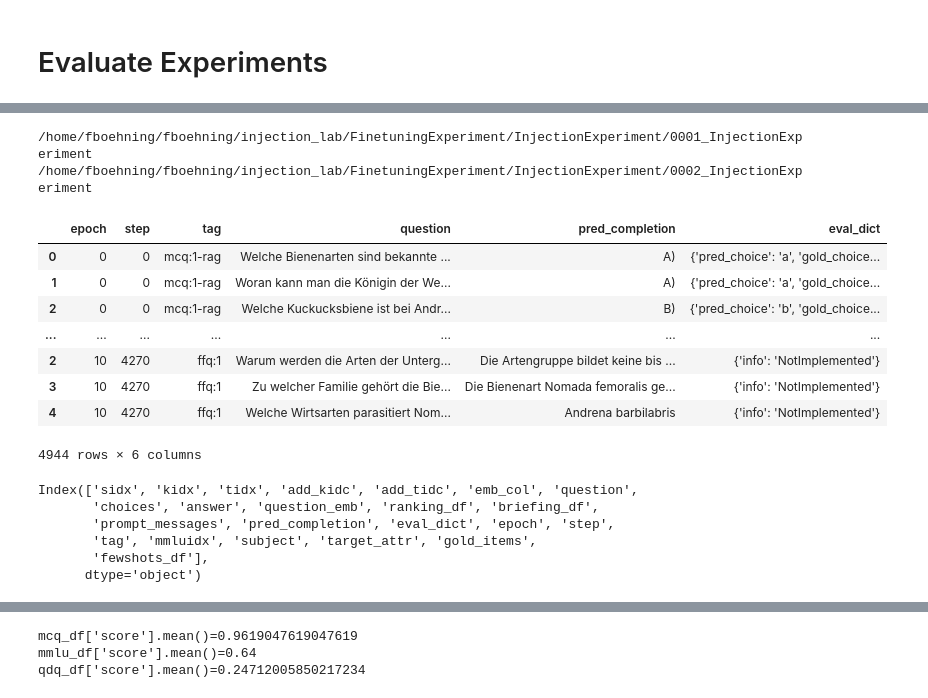
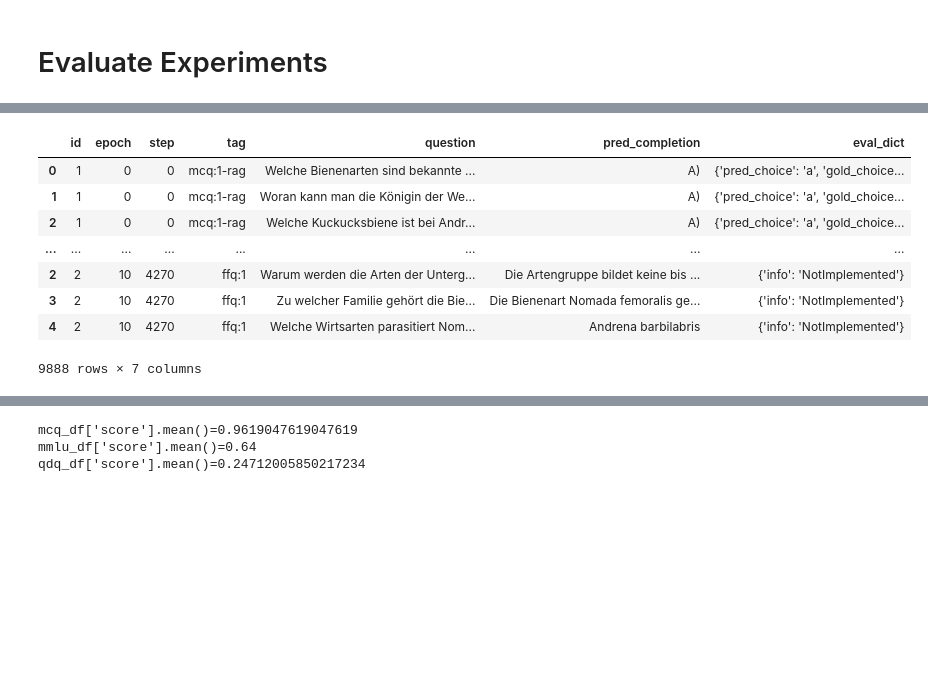
Before and after one commit to fee1ix/beesup_injection_lab, a Jupyter notebook: injection_notebook.ipynb, the cells around one changed output, grey strips where cells are left out. Drawn from its saved outputs; the diff is of its cells as text; code cells hidden in the pictures; blank space fills up the shorter version.

```diff
--- a/injection_notebook.ipynb
+++ b/injection_notebook.ipynb
@@ -1914,6 +2214,32 @@ experiments_df
 | 0 | [FinetuningExperiment, InjectionE... | 1 | InjectionExperiment | True | True | True | 10 | 1.0 |
 | 1 | [FinetuningExperiment, InjectionE... | 2 | InjectionExperiment | True | True | True | 10 | NaN |
 # %%
+def get_mcq_score(sample: Union[dict, pd.Series]) -> float:
+    return sample['tp']
+
+from beesup_llm.toolkit.retrieval_metrics import f1_score
+def get_qdq_score(sample: Union[dict, pd.Series]) -> float:
+    return f1_score(use_fuzzy=True, **sample)
+
+def get_ffq_score(sample: Union[dict, pd.Series]) -> float:
+    return 0.0
+
+def get_mce_loss(sample: Union[dict, pd.Series]) -> float:
+    return sample['loss']
+
+def get_score(sample: Union[dict, pd.Series]) -> float:
+
+    evaluator_tag=sample.tag
+    if 'mce' in evaluator_tag: return get_mce_loss(sample)
+
+    if hasattr(sample,'eval_dict'):
+        sample=sample.eval_dict
+
+    if 'mcq' in evaluator_tag: return get_mcq_score(sample)
+    if 'qdq' in evaluator_tag: return get_qdq_score(sample)
+    if 'ffq' in evaluator_tag: return get_ffq_score(sample)
+
+
 STATE_PATTERN=r'(\d+)-(\d+)_.*'
 IC_TAG_PATTERN=r'.*_(([a-z]{3}):(\d+)(-rag)?)_.*'
 
@@ -1938,21 +2264,34 @@ def get_injection_callbacks_df(experiment:InjectionExperiment) -> pd.DataFrame:
 
         callback_dfs.append(callback_df)
 
+
     callbacks_df=pd.concat(callback_dfs)
 
-    col_order=['epoch','step','tag']
+    callbacks_df['id']=experiment.id
+    #callbacks_df['tid']=experiment.config['data_df'].get('taxomizer',{}).get('id',None)
+
+    col_order=['id','epoch','step','tag']
     col_order=col_order+list([c for c in callbacks_df.columns if c not in col_order])
     callbacks_df=callbacks_df[col_order].copy()
     return callbacks_df
 # %%
-
-evaluation_data=[]
+evaluation_dfs=[]
 for i,row in experiments_df.iterrows():
     experiment=InjectionExperiment(row.id)
 
     callbacks_df=get_injection_callbacks_df(experiment)
+    evaluation_dfs.append(callbacks_df)
 
-    print(experiment._path)
+evaluation_df=pd.concat(evaluation_dfs)
+
+evaluation_df
 # %% [output]
+|  | id | epoch | step | tag | question | pred_completion | eval_dict |
+| 0 | 1 | 0 | 0 | mcq:1-rag | Welche Bienenarten sind bekannte ... | A) | {'pred_choice': 'a', 'gold_choice... |
+| 1 | 1 | 0 | 0 | mcq:1-rag | Woran kann man die Königin der We... | A) | {'pred_choice': 'a', 'gold_choice... |
+| 2 | 1 | 0 | 0 | mcq:1-rag | Welche Kuckucksbiene ist bei Andr... | A) | {'pred_choice': 'a', 'gold_choice... |
+| ... | ... | ... | ... | ... | ... | ... | ... |
+| 2 | 2 | 10 | 4270 | ffq:1 | Warum werden die Arten der Unterg... | Die Artengruppe bildet keine bis ... | {'info': 'NotImplemented'} |
+| 3 | 2 | 10 | 4270 | ffq:1 | Zu welcher Familie gehört die Bie... | Die Bienenart Nomada femoralis ge... | {'info': 'NotImplemented'} |
+| 4 | 2 | 10 | 4270 | ffq:1 | Welche Wirtsarten parasitiert Nom... | Andrena barbilabris | {'info': 'NotImplemented'} |
-/home/fboehning/fboehning/injection_lab/FinetuningExperiment/InjectionExperiment/0001_InjectionExperiment
-/home/fboehning/fboehning/injection_lab/FinetuningExperiment/InjectionExperiment/0002_InjectionExperiment
+9888 rows × 7 columns
@@ -1961,24 +2297,0 @@ experiment_path='/home/fboehning/fboehning/injection_lab/FinetuningExperiment/In
-# %%
-
-
-callbacks_df=get_injection_callbacks_df(experiment_path)
-callbacks_df
-# %% [output]
-|  | epoch | step | tag | question | pred_completion | eval_dict |
-| 0 | 0 | 0 | mcq:1-rag | Welche Bienenarten sind bekannte ... | A) | {'pred_choice': 'a', 'gold_choice... |
-| 1 | 0 | 0 | mcq:1-rag | Woran kann man die Königin der We... | A) | {'pred_choice': 'a', 'gold_choice... |
-| 2 | 0 | 0 | mcq:1-rag | Welche Kuckucksbiene ist bei Andr... | B) | {'pred_choice': 'b', 'gold_choice... |
-| ... | ... | ... | ... | ... | ... | ... |
-| 2 | 10 | 4270 | ffq:1 | Warum werden die Arten der Unterg... | Die Artengruppe bildet keine bis ... | {'info': 'NotImplemented'} |
-| 3 | 10 | 4270 | ffq:1 | Zu welcher Familie gehört die Bie... | Die Bienenart Nomada femoralis ge... | {'info': 'NotImplemented'} |
-| 4 | 10 | 4270 | ffq:1 | Welche Wirtsarten parasitiert Nom... | Andrena barbilabris | {'info': 'NotImplemented'} |
-4944 rows × 6 columns
-# %%
-callbacks_df.columns
-# %% [output]
-Index(['sidx', 'kidx', 'tidx', 'add_kidc', 'add_tidc', 'emb_col', 'question',
-       'choices', 'answer', 'question_emb', 'ranking_df', 'briefing_df',
-       'prompt_messages', 'pred_completion', 'eval_dict', 'epoch', 'step',
-       'tag', 'mmluidx', 'subject', 'target_attr', 'gold_items',
-       'fewshots_df'],
-      dtype='object')
```
Also changed, not shown: parts of 43 cells of this notebook, 8 other files.
